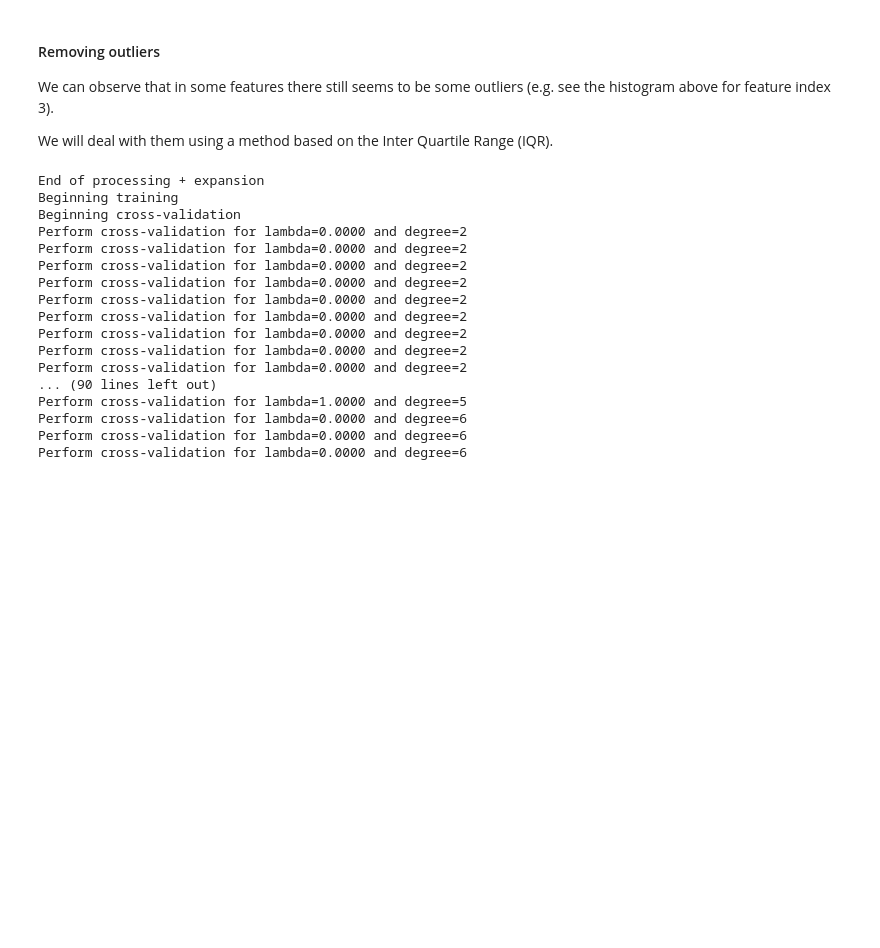
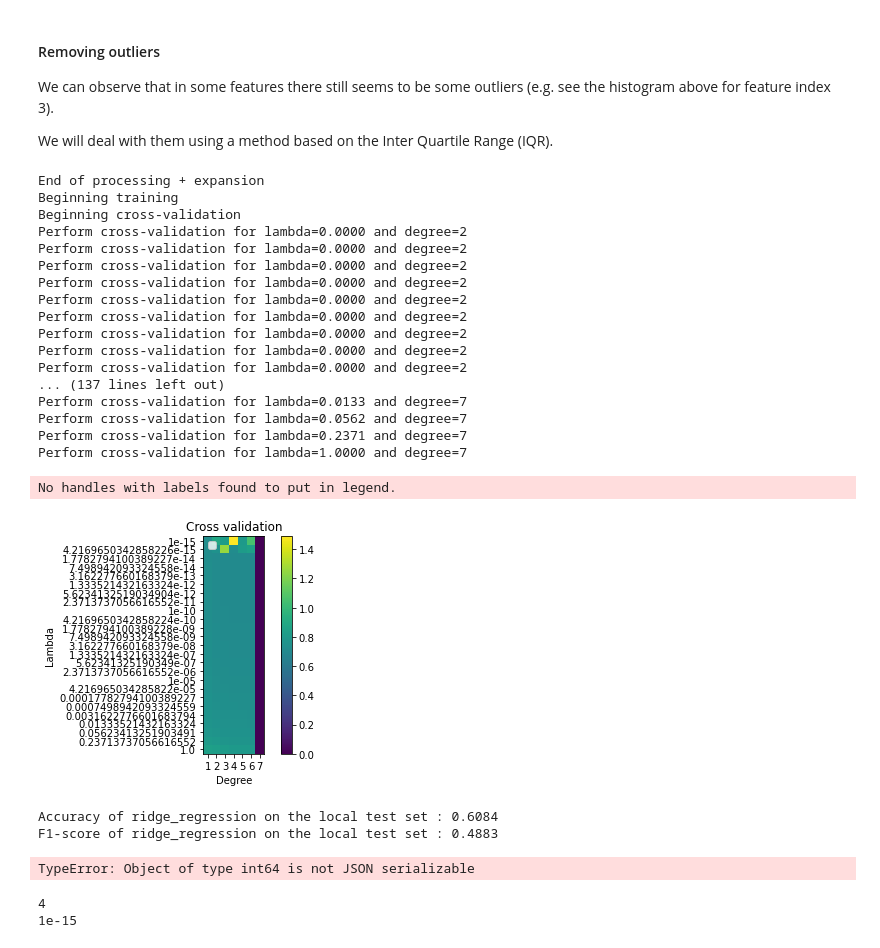
Before and after one commit to CS-433/ml-project-1-teamphilippe, a Jupyter notebook: project1.ipynb, the cells around one changed output. Drawn from its saved outputs; the diff is of its cells as text; code cells hidden in the pictures; blank space fills up the shorter version.

```diff
--- a/project1.ipynb
+++ b/project1.ipynb
@@ -116,26 +114,31 @@ x_cleaned, above_lim_training, below_lim_training = clip_IQR(x_cleaned)
 # %%
 acc_local_test,f1_local_test, w_best, best_degree, best_lambda = run_experiment(y, x_cleaned, 'ridge_regression', 1, 0.8, cols_angle)
-
-# Save best_degree and best_lambda
-with open('best_hyperparams.json', 'w') as f:
-    json.dump({'model': 'ridge_regression',
-               'best_degree': best_degree,
-               'best_lambda': best_lambda}, f)
 # %% [output]
 End of processing + expansion
 Beginning training
 Beginning cross-validation
 Perform cross-validation for lambda=0.0000 and degree=2
 Perform cross-validation for lambda=0.0000 and degree=2
 Perform cross-validation for lambda=0.0000 and degree=2
 Perform cross-validation for lambda=0.0000 and degree=2
 Perform cross-validation for lambda=0.0000 and degree=2
 Perform cross-validation for lambda=0.0000 and degree=2
 Perform cross-validation for lambda=0.0000 and degree=2
 Perform cross-validation for lambda=0.0000 and degree=2
 Perform cross-validation for lambda=0.0000 and degree=2
-... (90 lines left out)
-Perform cross-validation for lambda=1.0000 and degree=5
-Perform cross-validation for lambda=0.0000 and degree=6
-Perform cross-validation for lambda=0.0000 and degree=6
-Perform cross-validation for lambda=0.0000 and degree=6
+... (137 lines left out)
+Perform cross-validation for lambda=0.0133 and degree=7
+Perform cross-validation for lambda=0.0562 and degree=7
+Perform cross-validation for lambda=0.2371 and degree=7
+Perform cross-validation for lambda=1.0000 and degree=7
+No handles with labels found to put in legend.
+[figure, added]
+Accuracy of ridge_regression on the local test set : 0.6084
+F1-score of ridge_regression on the local test set : 0.4883
+TypeError: Object of type int64 is not JSON serializable
+# %%
+print(best_degree)
+print(best_lambda)
+# %% [output]
+4
+1e-15
```
Also changed, not shown: parts of 3 cells of this notebook, 4 other files.
